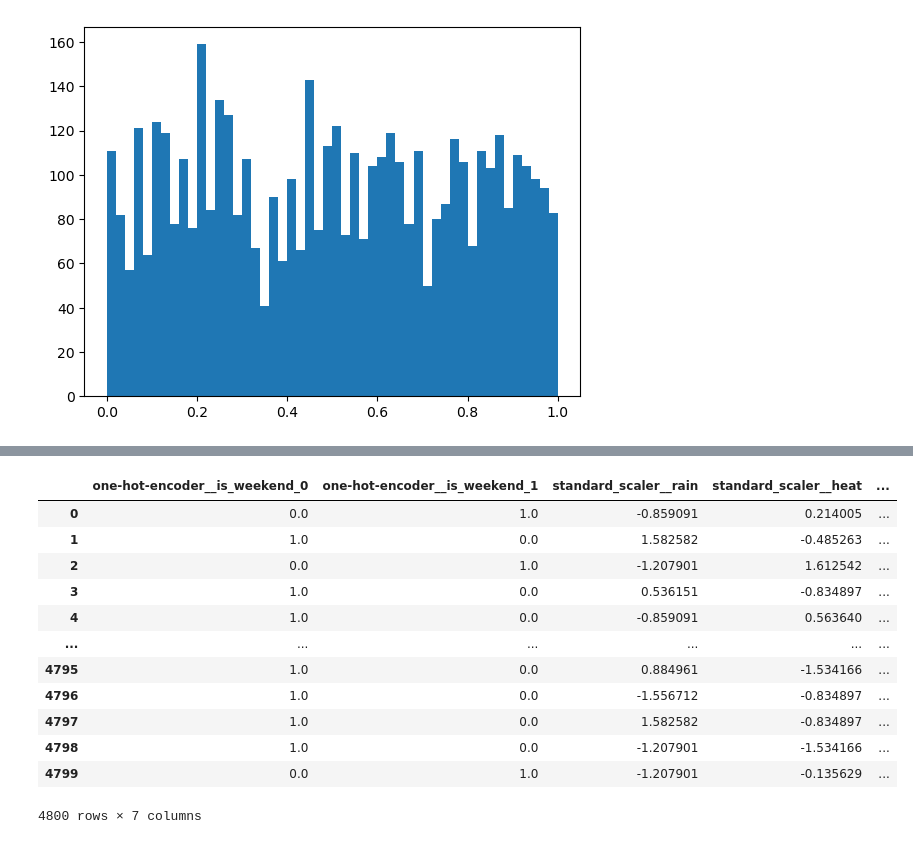
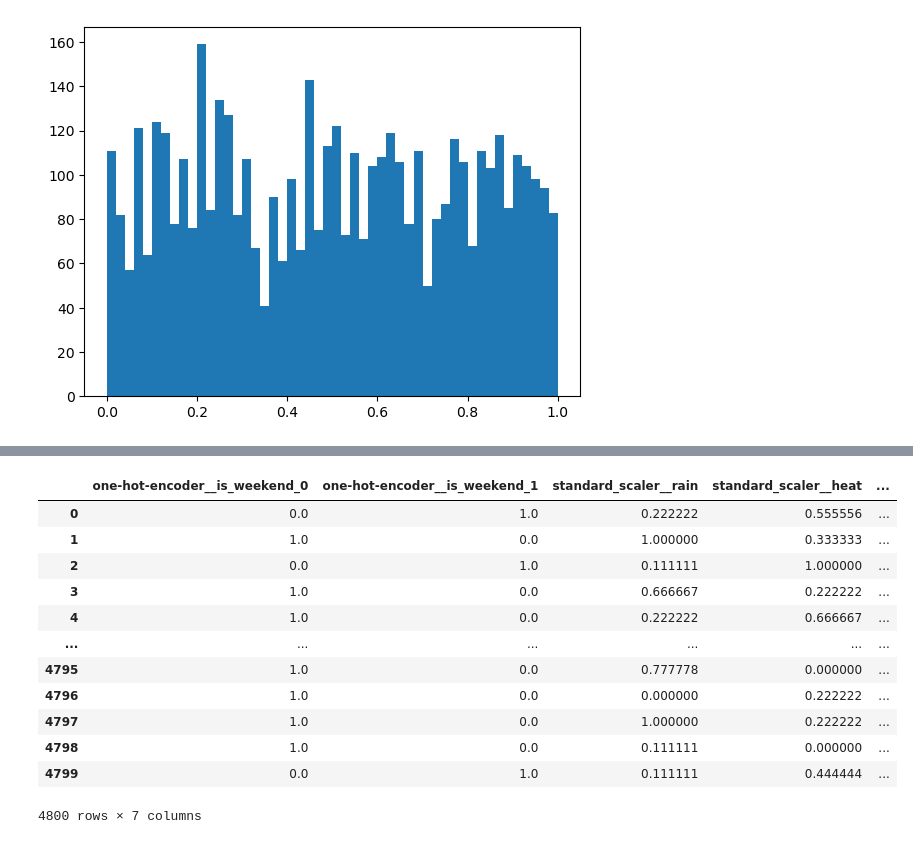
Before and after one commit to quentinchichery/hackathon-peren-2022, a Jupyter notebook: 01-exploration.ipynb, the cells around one changed output, grey strips where cells are left out. Cells and saved outputs as stored; diff of their text form; code cells hidden in the pictures.

```diff
--- a/01-exploration.ipynb
+++ b/01-exploration.ipynb
@@ -249,34 +244,34 @@ Name: time_norm, Length: 4800, dtype: float64
 # %%
 categorical_features = ['is_weekend'] #day_of_week
 numeric_features = ['rain', 'heat', 'fee', 'distance']
 
-from sklearn.preprocessing import OneHotEncoder, StandardScaler
+from sklearn.preprocessing import OneHotEncoder, MinMaxScaler
 
 categorical_preprocessor = OneHotEncoder(handle_unknown="ignore")
-numerical_preprocessor = StandardScaler()
+numerical_preprocessor = MinMaxScaler()
 
 from sklearn.compose import ColumnTransformer
 
 preprocessor = ColumnTransformer([
     ('one-hot-encoder', categorical_preprocessor, categorical_features),
     ('standard_scaler', numerical_preprocessor, numeric_features)],
     remainder='passthrough')
 
 df_norm = pd.DataFrame(preprocessor.fit_transform(df[['is_weekend','rain', 'heat', 'fee', 'distance', 'time_norm']]), columns=preprocessor.get_feature_names_out())
 df_norm
 # %% [output]
 |  | one-hot-encoder__is_weekend_0 | one-hot-encoder__is_weekend_1 | standard_scaler__rain | standard_scaler__heat | ... |
-| 0 | 0.0 | 1.0 | -0.859091 | 0.214005 | ... |
-| 1 | 1.0 | 0.0 | 1.582582 | -0.485263 | ... |
-| 2 | 0.0 | 1.0 | -1.207901 | 1.612542 | ... |
-| 3 | 1.0 | 0.0 | 0.536151 | -0.834897 | ... |
-| 4 | 1.0 | 0.0 | -0.859091 | 0.563640 | ... |
+| 0 | 0.0 | 1.0 | 0.222222 | 0.555556 | ... |
+| 1 | 1.0 | 0.0 | 1.000000 | 0.333333 | ... |
+| 2 | 0.0 | 1.0 | 0.111111 | 1.000000 | ... |
+| 3 | 1.0 | 0.0 | 0.666667 | 0.222222 | ... |
+| 4 | 1.0 | 0.0 | 0.222222 | 0.666667 | ... |
 | ... | ... | ... | ... | ... | ... |
-| 4795 | 1.0 | 0.0 | 0.884961 | -1.534166 | ... |
-| 4796 | 1.0 | 0.0 | -1.556712 | -0.834897 | ... |
-| 4797 | 1.0 | 0.0 | 1.582582 | -0.834897 | ... |
-| 4798 | 1.0 | 0.0 | -1.207901 | -1.534166 | ... |
-| 4799 | 0.0 | 1.0 | -1.207901 | -0.135629 | ... |
+| 4795 | 1.0 | 0.0 | 0.777778 | 0.000000 | ... |
+| 4796 | 1.0 | 0.0 | 0.000000 | 0.222222 | ... |
+| 4797 | 1.0 | 0.0 | 1.000000 | 0.222222 | ... |
+| 4798 | 1.0 | 0.0 | 0.111111 | 0.000000 | ... |
+| 4799 | 0.0 | 1.0 | 0.111111 | 0.444444 | ... |
 4800 rows × 7 columns
 # %%
 sns.pairplot(df_norm[['standard_scaler__rain', 'standard_scaler__heat', 'standard_scaler__fee', 'standard_scaler__distance', 'remainder__time_norm']])
```
Also changed, not shown: parts of 13 cells of this notebook.
